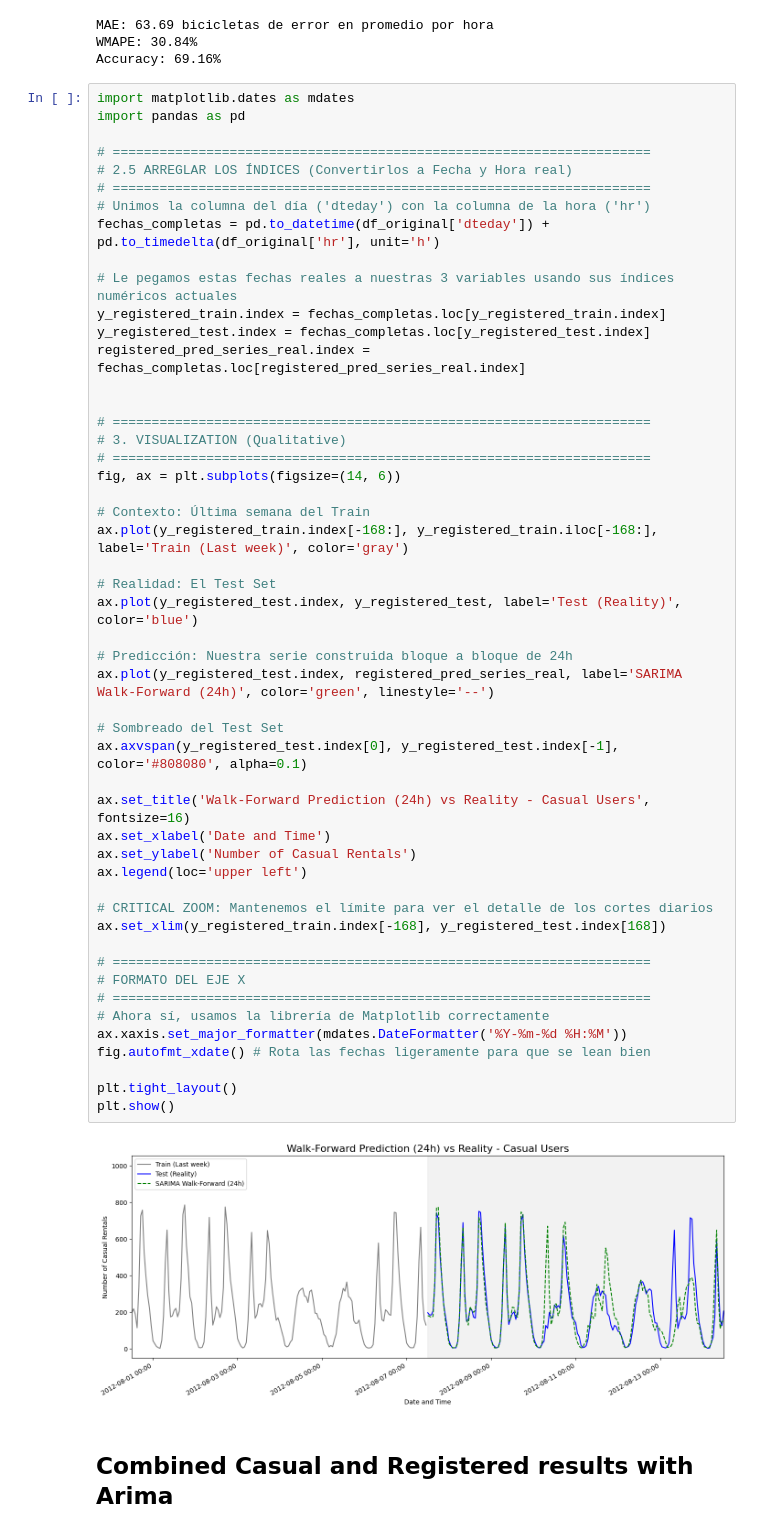
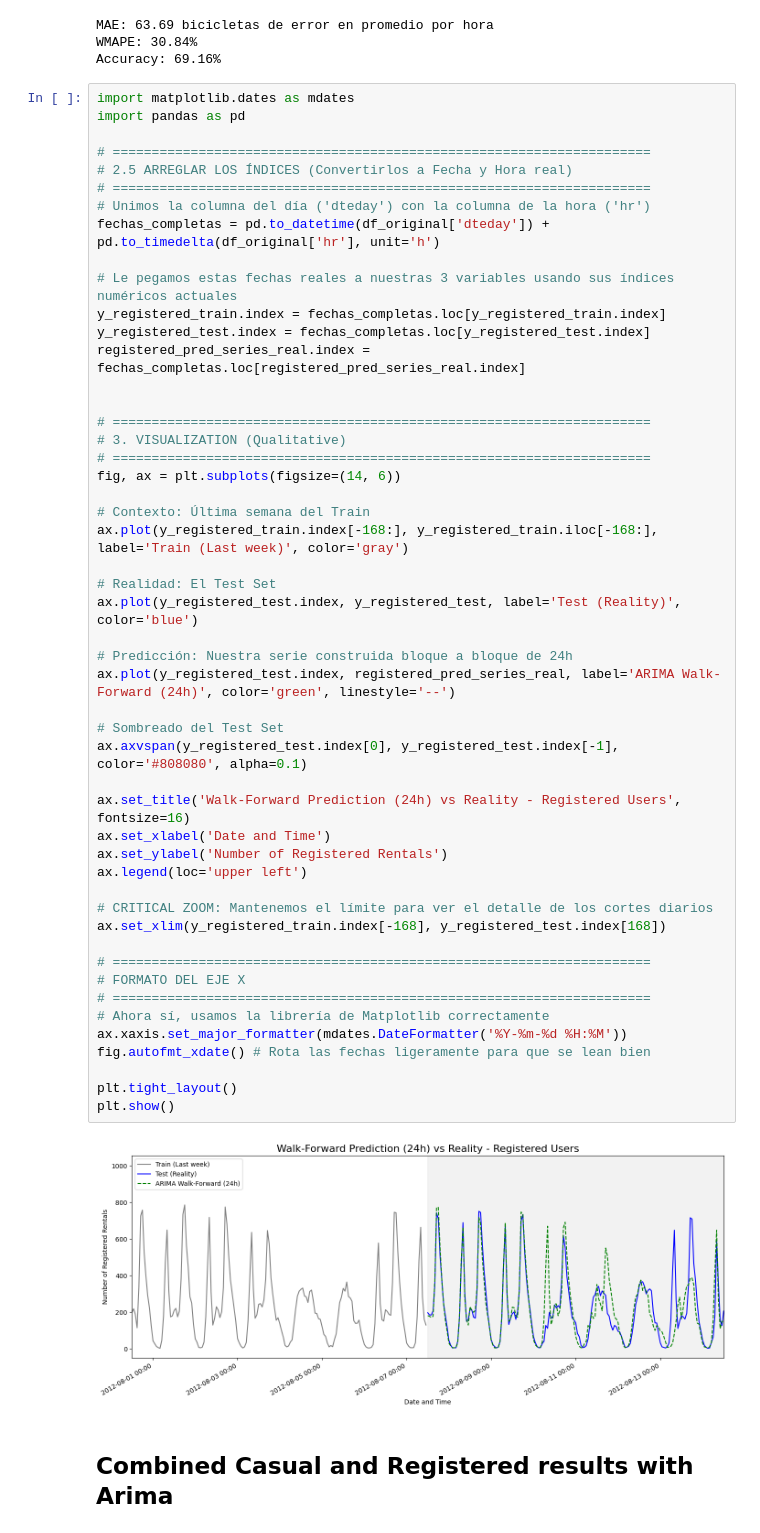
Before and after one commit to ikeiba/bike-sharing-time-series, a Jupyter notebook: project_submission/arma_arima.ipynb, the cells around one changed output. Cells and saved outputs as stored; diff of their text form.

```diff
--- a/project_submission/arma_arima.ipynb
+++ b/project_submission/arma_arima.ipynb
@@ -555,37 +567,37 @@ registered_pred_series_real.index = fechas_completas.loc[registered_pred_series_
 # =====================================================================
 fig, ax = plt.subplots(figsize=(14, 6))
 
 # Contexto: Última semana del Train
 ax.plot(y_registered_train.index[-168:], y_registered_train.iloc[-168:], label='Train (Last week)', color='gray')
 
 # Realidad: El Test Set
 ax.plot(y_registered_test.index, y_registered_test, label='Test (Reality)', color='blue')
 
 # Predicción: Nuestra serie construida bloque a bloque de 24h
-ax.plot(y_registered_test.index, registered_pred_series_real, label='SARIMA Walk-Forward (24h)', color='green', linestyle='--')
+ax.plot(y_registered_test.index, registered_pred_series_real, label='ARIMA Walk-Forward (24h)', color='green', linestyle='--')
 
 # Sombreado del Test Set
 ax.axvspan(y_registered_test.index[0], y_registered_test.index[-1], color='#808080', alpha=0.1)
 
-ax.set_title('Walk-Forward Prediction (24h) vs Reality - Casual Users', fontsize=16)
+ax.set_title('Walk-Forward Prediction (24h) vs Reality - Registered Users', fontsize=16)
 ax.set_xlabel('Date and Time')
-ax.set_ylabel('Number of Casual Rentals')
+ax.set_ylabel('Number of Registered Rentals')
 ax.legend(loc='upper left')
 
 # CRITICAL ZOOM: Mantenemos el límite para ver el detalle de los cortes diarios
 ax.set_xlim(y_registered_train.index[-168], y_registered_test.index[168])
 
 # =====================================================================
 # FORMATO DEL EJE X
 # =====================================================================
 # Ahora sí, usamos la librería de Matplotlib correctamente
 ax.xaxis.set_major_formatter(mdates.DateFormatter('%Y-%m-%d %H:%M'))
 fig.autofmt_xdate() # Rota las fechas ligeramente para que se lean bien
 
 plt.tight_layout()
 plt.show()
 # %% [output]
-[figure, old version]
+[figure, new version]
 # %% [markdown]
 ## Combined Casual and Registered results with Arima
 # %%
```
Also changed, not shown: parts of 9 cells of this notebook, 2 other files.
